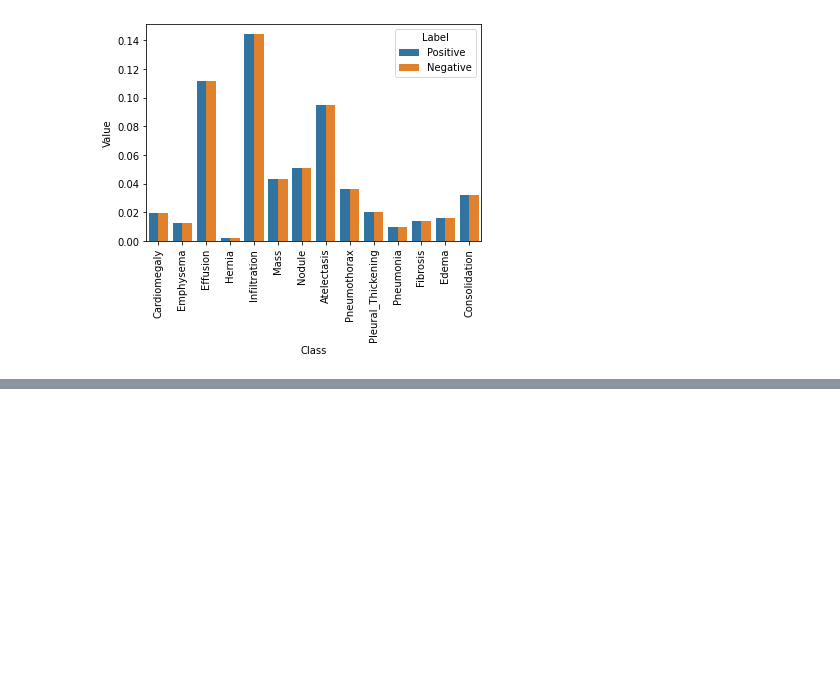
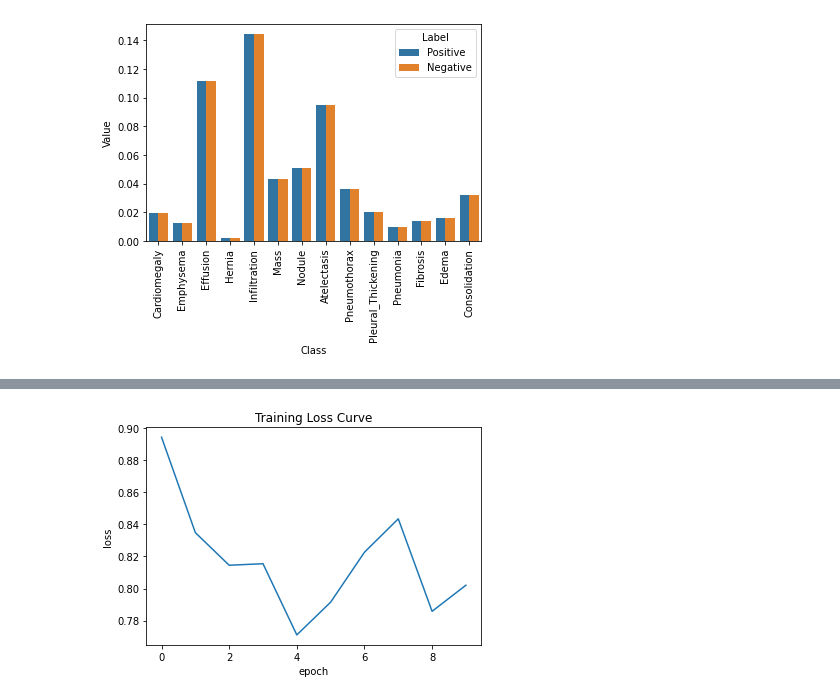
Before and after one commit to dissagaliyeva/medical_dl_projects, a Jupyter notebook: keras_notebook.ipynb, the cells around one changed output, grey strips where cells are left out. Cells and saved outputs as stored; diff of their text form; code cells hidden in the pictures; blank space fills up the shorter version.

```diff
--- a/keras_notebook.ipynb
+++ b/keras_notebook.ipynb
@@ -502,0 +576,27 @@ sns.barplot(x="Class", y="Value", hue="Label" ,data=data);
+# %%
+# create the base pre-trained model
+base_model = DenseNet121(weights='models/densenet.hdf5', include_top=False)
+
+x = base_model.output
+
+# add a global spatial average pooling layer
+x = GlobalAveragePooling2D()(x)
+
+# and a logistic layer
+predictions = Dense(len(labels), activation="sigmoid")(x)
+
+model = Model(inputs=base_model.input, outputs=predictions)
+model.compile(optimizer='adam', loss=get_weighted_loss(pos_weights, neg_weights))
+# %%
+history = model.fit_generator(train_generator,
+                              validation_data=valid_generator,
+                              steps_per_epoch=100,
+                              validation_steps=25,
+                              epochs=10)
+
+plt.plot(history.history['loss'])
+plt.ylabel("loss")
+plt.xlabel("epoch")
+plt.title("Training Loss Curve")
+plt.show()
+# %% [output]
@@ -502,0 +623 @@ sns.barplot(x="Class", y="Value", hue="Label" ,data=data);
+[figure, added]
```
Also changed, not shown: parts of 19 cells of this notebook, 5 other files.
